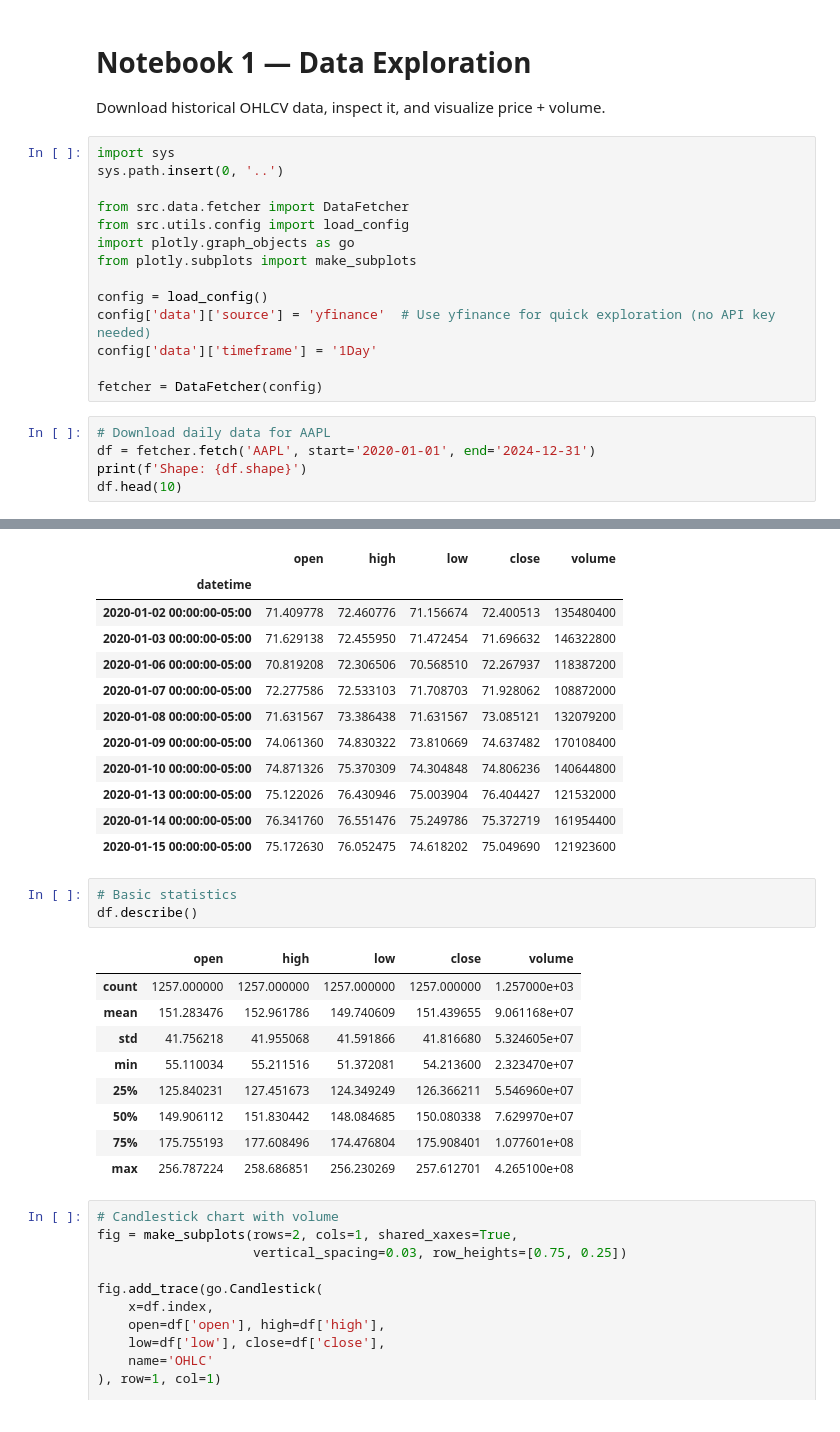
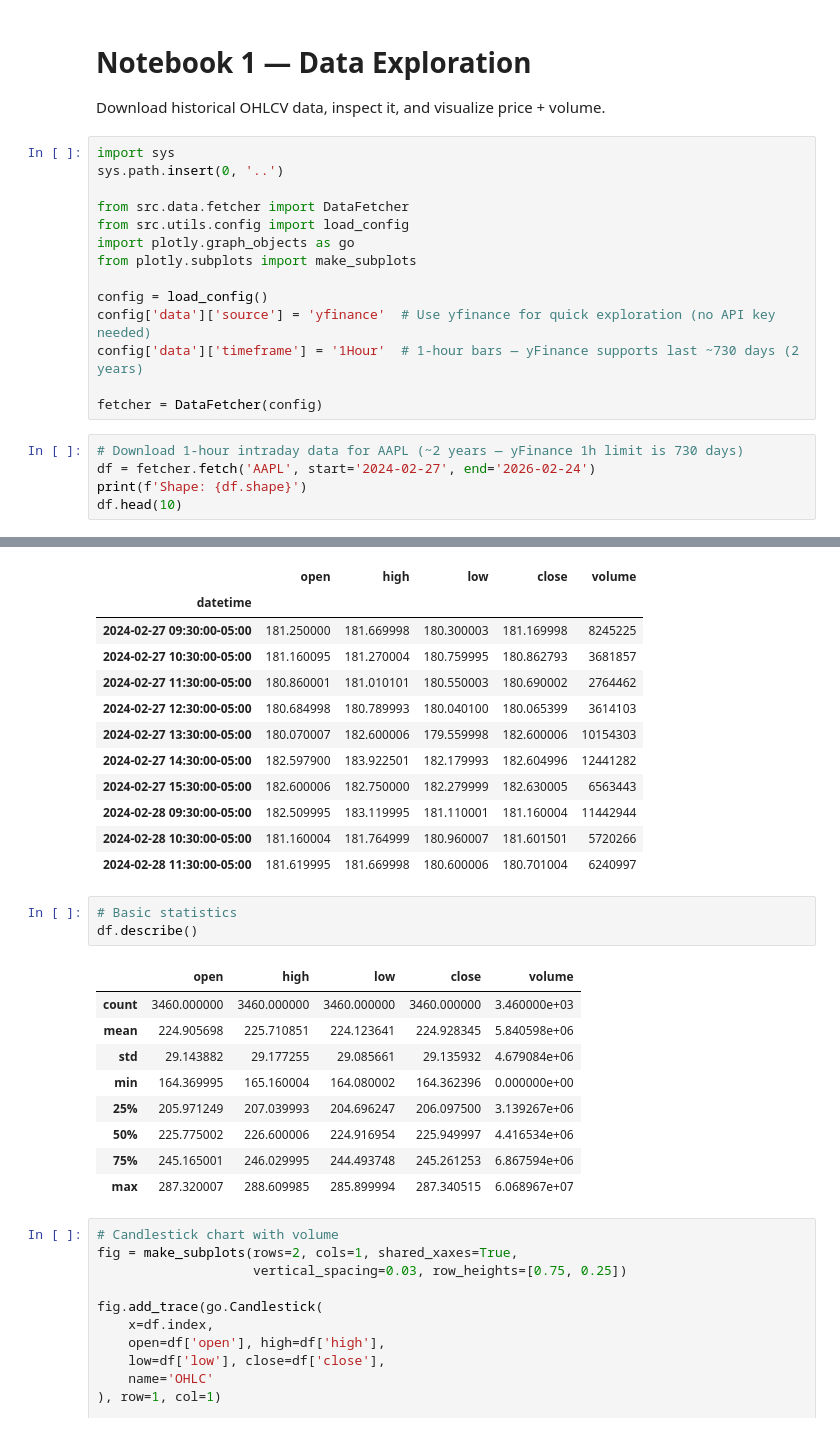
Before and after one commit to jentsang/StockPrediction, a Jupyter notebook: notebooks/01_data_exploration.ipynb, the cells around one changed output, grey strips where cells are left out. Drawn from its saved outputs; the diff is of its cells as text.

```diff
--- a/notebooks/01_data_exploration.ipynb
+++ b/notebooks/01_data_exploration.ipynb
@@ -13,12 +13,12 @@ from plotly.subplots import make_subplots
 
 config = load_config()
 config['data']['source'] = 'yfinance'  # Use yfinance for quick exploration (no API key needed)
-config['data']['timeframe'] = '1Day'
+config['data']['timeframe'] = '1Hour'  # 1-hour bars — yFinance supports last ~730 days (2 years)
 
 fetcher = DataFetcher(config)
 # %%
-# Download daily data for AAPL
-df = fetcher.fetch('AAPL', start='2020-01-01', end='2024-12-31')
+# Download 1-hour intraday data for AAPL (~2 years — yFinance 1h limit is 730 days)
+df = fetcher.fetch('AAPL', start='2024-02-27', end='2026-02-24')
 print(f'Shape: {df.shape}')
 df.head(10)
 # %% [output]
@@ -27,28 +27,28 @@ Shape: (1257, 5)
 |  | open | high | low | close | volume |
 | datetime |  |  |  |  |  |
-| 2020-01-02 00:00:00-05:00 | 71.409778 | 72.460776 | 71.156674 | 72.400513 | 135480400 |
-| 2020-01-03 00:00:00-05:00 | 71.629138 | 72.455950 | 71.472454 | 71.696632 | 146322800 |
-| 2020-01-06 00:00:00-05:00 | 70.819208 | 72.306506 | 70.568510 | 72.267937 | 118387200 |
-| 2020-01-07 00:00:00-05:00 | 72.277586 | 72.533103 | 71.708703 | 71.928062 | 108872000 |
-| 2020-01-08 00:00:00-05:00 | 71.631567 | 73.386438 | 71.631567 | 73.085121 | 132079200 |
-| 2020-01-09 00:00:00-05:00 | 74.061360 | 74.830322 | 73.810669 | 74.637482 | 170108400 |
-| 2020-01-10 00:00:00-05:00 | 74.871326 | 75.370309 | 74.304848 | 74.806236 | 140644800 |
-| 2020-01-13 00:00:00-05:00 | 75.122026 | 76.430946 | 75.003904 | 76.404427 | 121532000 |
-| 2020-01-14 00:00:00-05:00 | 76.341760 | 76.551476 | 75.249786 | 75.372719 | 161954400 |
-| 2020-01-15 00:00:00-05:00 | 75.172630 | 76.052475 | 74.618202 | 75.049690 | 121923600 |
+| 2024-02-27 09:30:00-05:00 | 181.250000 | 181.669998 | 180.300003 | 181.169998 | 8245225 |
+| 2024-02-27 10:30:00-05:00 | 181.160095 | 181.270004 | 180.759995 | 180.862793 | 3681857 |
+| 2024-02-27 11:30:00-05:00 | 180.860001 | 181.010101 | 180.550003 | 180.690002 | 2764462 |
+| 2024-02-27 12:30:00-05:00 | 180.684998 | 180.789993 | 180.040100 | 180.065399 | 3614103 |
+| 2024-02-27 13:30:00-05:00 | 180.070007 | 182.600006 | 179.559998 | 182.600006 | 10154303 |
+| 2024-02-27 14:30:00-05:00 | 182.597900 | 183.922501 | 182.179993 | 182.604996 | 12441282 |
+| 2024-02-27 15:30:00-05:00 | 182.600006 | 182.750000 | 182.279999 | 182.630005 | 6563443 |
+| 2024-02-28 09:30:00-05:00 | 182.509995 | 183.119995 | 181.110001 | 181.160004 | 11442944 |
+| 2024-02-28 10:30:00-05:00 | 181.160004 | 181.764999 | 180.960007 | 181.601501 | 5720266 |
+| 2024-02-28 11:30:00-05:00 | 181.619995 | 181.669998 | 180.600006 | 180.701004 | 6240997 |
 # %%
 # Basic statistics
 df.describe()
 # %% [output]
 |  | open | high | low | close | volume |
-| count | 1257.000000 | 1257.000000 | 1257.000000 | 1257.000000 | 1.257000e+03 |
-| mean | 151.283476 | 152.961786 | 149.740609 | 151.439655 | 9.061168e+07 |
-| std | 41.756218 | 41.955068 | 41.591866 | 41.816680 | 5.324605e+07 |
-| min | 55.110034 | 55.211516 | 51.372081 | 54.213600 | 2.323470e+07 |
-| 25% | 125.840231 | 127.451673 | 124.349249 | 126.366211 | 5.546960e+07 |
-| 50% | 149.906112 | 151.830442 | 148.084685 | 150.080338 | 7.629970e+07 |
-| 75% | 175.755193 | 177.608496 | 174.476804 | 175.908401 | 1.077601e+08 |
-| max | 256.787224 | 258.686851 | 256.230269 | 257.612701 | 4.265100e+08 |
+| count | 3460.000000 | 3460.000000 | 3460.000000 | 3460.000000 | 3.460000e+03 |
+| mean | 224.905698 | 225.710851 | 224.123641 | 224.928345 | 5.840598e+06 |
+| std | 29.143882 | 29.177255 | 29.085661 | 29.135932 | 4.679084e+06 |
+| min | 164.369995 | 165.160004 | 164.080002 | 164.362396 | 0.000000e+00 |
+| 25% | 205.971249 | 207.039993 | 204.696247 | 206.097500 | 3.139267e+06 |
+| 50% | 225.775002 | 226.600006 | 224.916954 | 225.949997 | 4.416534e+06 |
+| 75% | 245.165001 | 246.029995 | 244.493748 | 245.261253 | 6.867594e+06 |
+| max | 287.320007 | 288.609985 | 285.899994 | 287.340515 | 6.068967e+07 |
 # %%
 # Candlestick chart with volume
 fig = make_subplots(rows=2, cols=1, shared_xaxes=True,
```
Also changed, not shown: parts of 1 cell of this notebook, 20 other files.
